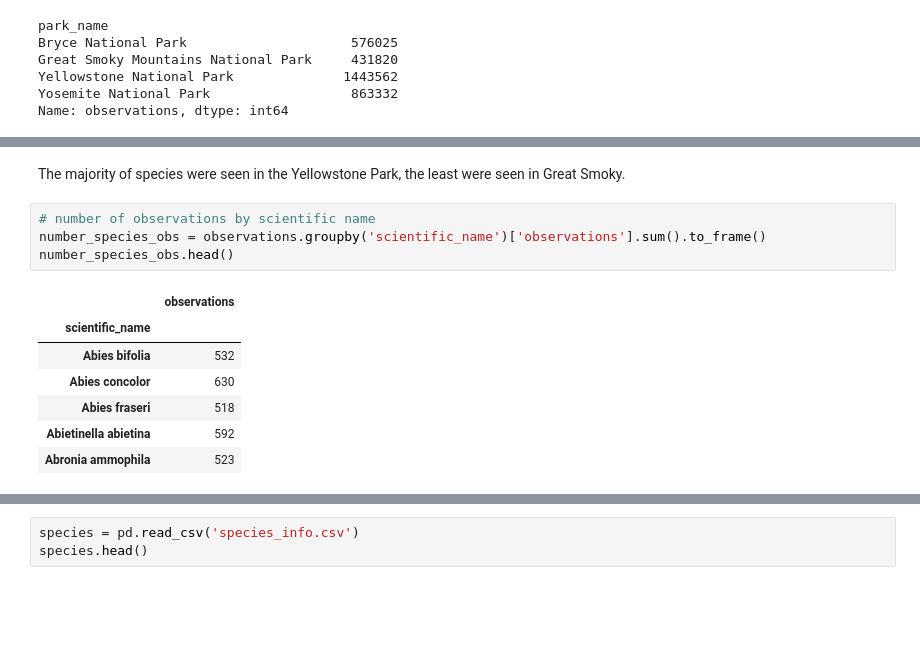
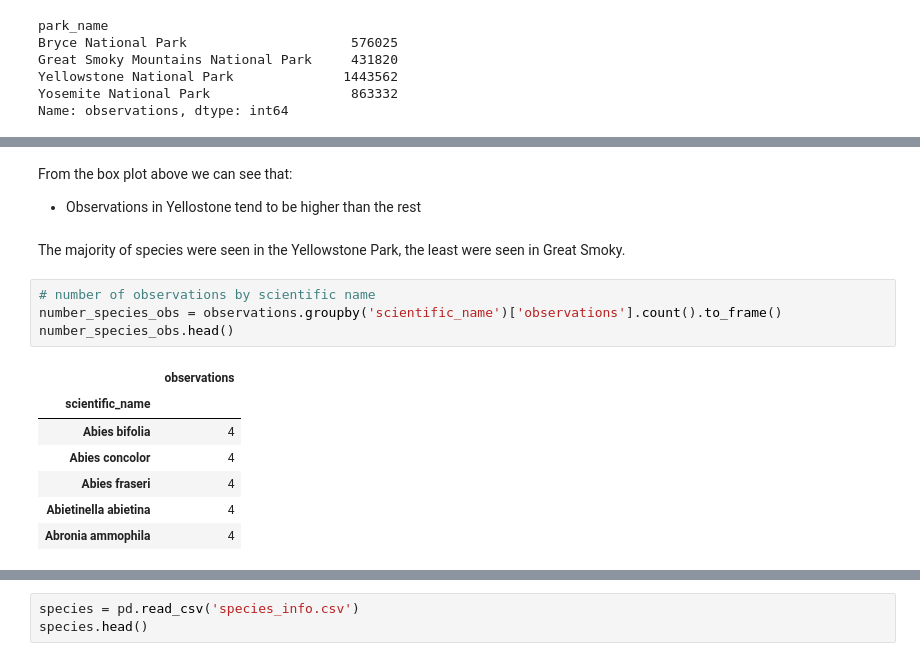
Before and after one commit to mezamateoj/DataProjects, a Jupyter notebook: biodiversity-starter/biodiversity.ipynb, the cells around one changed output, grey strips where cells are left out. Drawn from its saved outputs; the diff is of its cells as text; blank space fills up the shorter version.

```diff
--- a/biodiversity-starter/biodiversity.ipynb
+++ b/biodiversity-starter/biodiversity.ipynb
@@ -83,14 +75,17 @@ Name: observations, dtype: int64
+# %% [markdown]
+From the box plot above we can see that:
+- Observations in Yellostone tend to be higher than the rest
 # %% [markdown]
 The majority of species were seen in the Yellowstone Park, the least were seen in Great Smoky.
 # %%
 # number of observations by scientific name
-number_species_obs = observations.groupby('scientific_name')['observations'].sum().to_frame()
+number_species_obs = observations.groupby('scientific_name')['observations'].count().to_frame()
 number_species_obs.head()
 # %% [output]
 |  | observations |
 | scientific_name |  |
-| Abies bifolia | 532 |
-| Abies concolor | 630 |
-| Abies fraseri | 518 |
-| Abietinella abietina | 592 |
-| Abronia ammophila | 523 |
+| Abies bifolia | 4 |
+| Abies concolor | 4 |
+| Abies fraseri | 4 |
+| Abietinella abietina | 4 |
+| Abronia ammophila | 4 |
```
Also changed, not shown: parts of 9 cells of this notebook.
